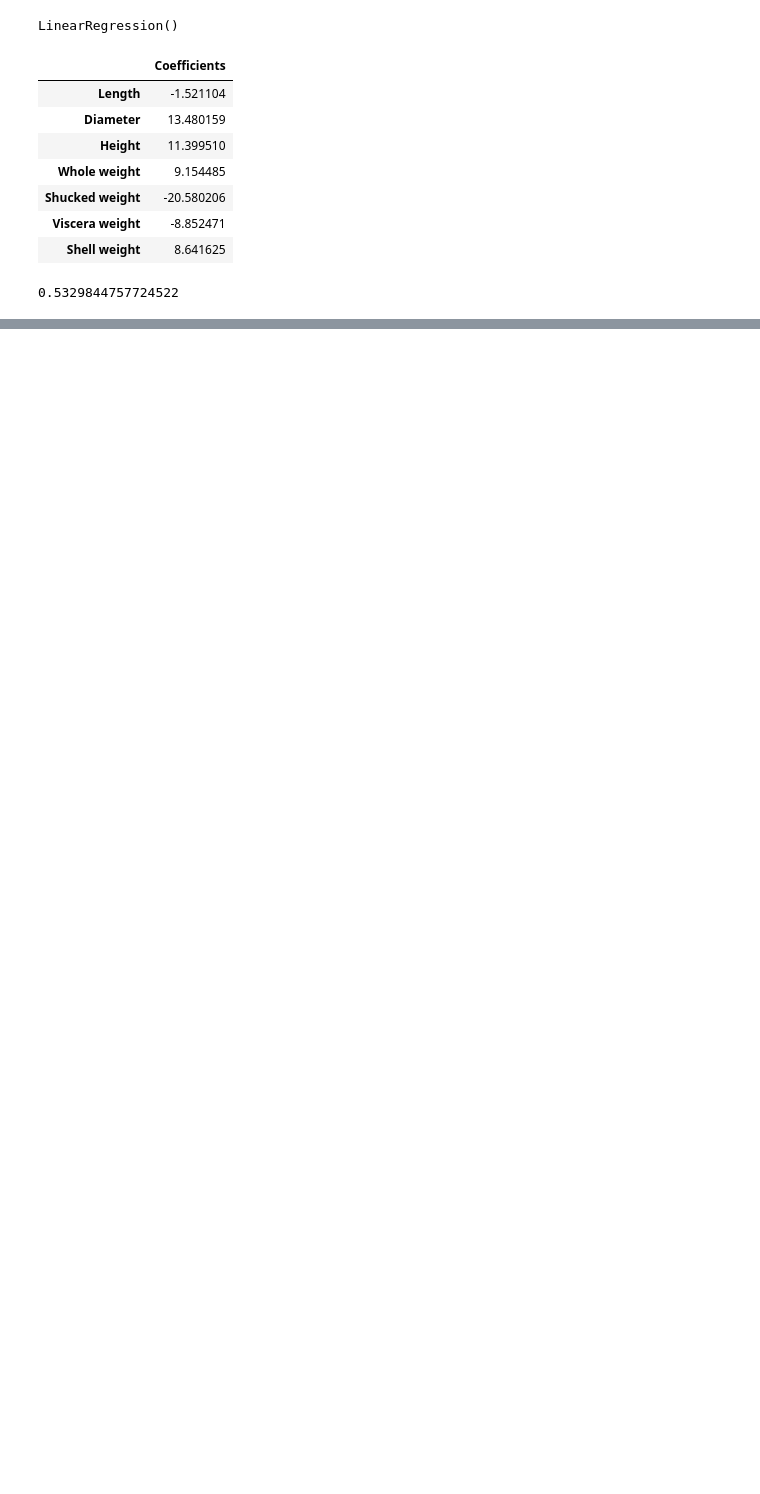
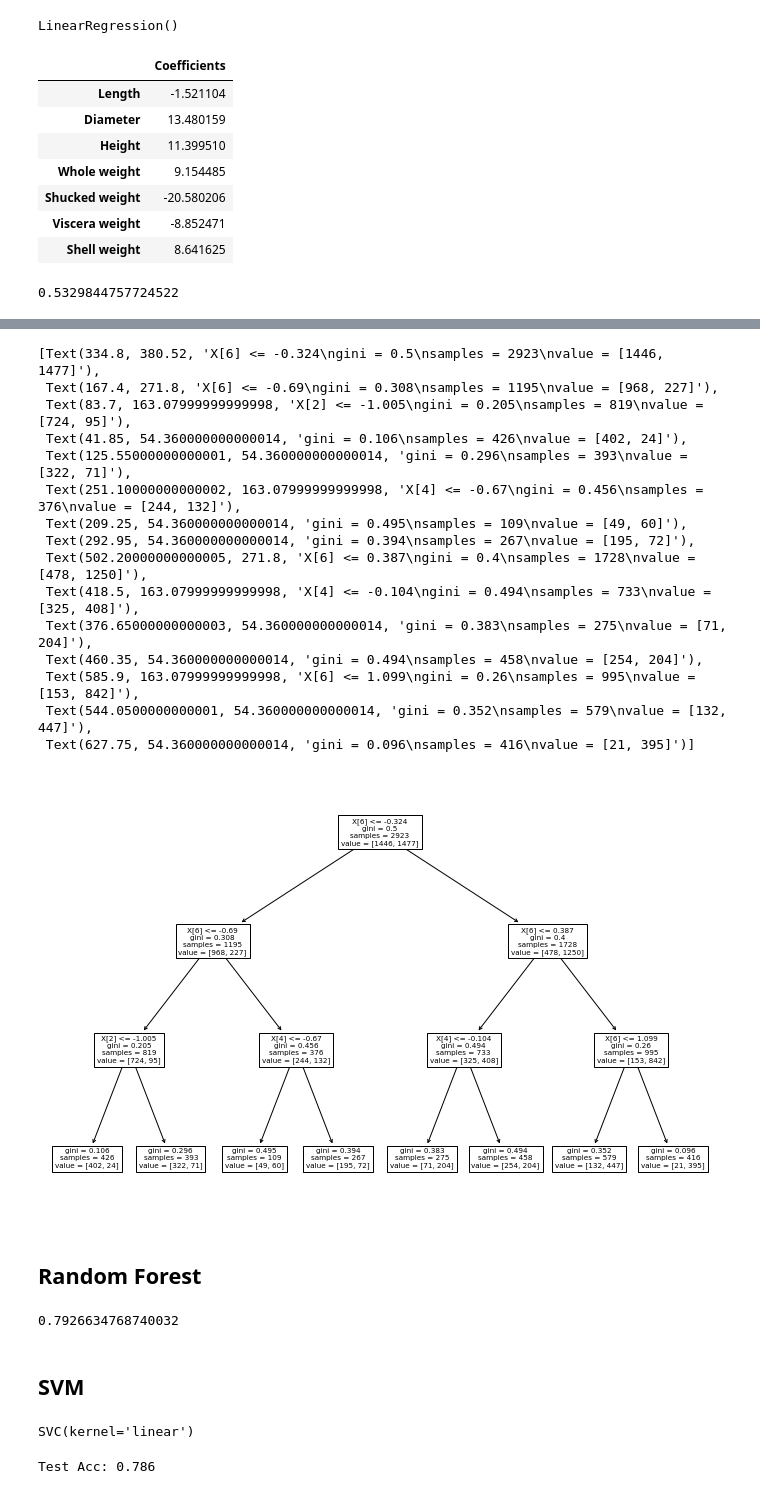
Before and after one commit to drainganggtb/FinalProject, a Jupyter notebook: Abalone_ML.ipynb, the cells around one changed output, grey strips where cells are left out. Saved outputs shown, nothing was run; the diff lists cells and outputs as text; code cells hidden in the pictures; blank space fills up the shorter version.

```diff
--- a/Abalone_ML.ipynb
+++ b/Abalone_ML.ipynb
@@ -186,0 +342,45 @@ print(R)
+# %%
+# Plot Decission tree
+
+plt.figure(figsize=(12,8))
+tree.plot_tree(clf_gini.fit(X_train,y_train))
+# %% [output]
+[Text(334.8, 380.52, 'X[6] <= -0.324\ngini = 0.5\nsamples = 2923\nvalue = [1446, 1477]'),
+ Text(167.4, 271.8, 'X[6] <= -0.69\ngini = 0.308\nsamples = 1195\nvalue = [968, 227]'),
+ Text(83.7, 163.07999999999998, 'X[2] <= -1.005\ngini = 0.205\nsamples = 819\nvalue = [724, 95]'),
+ Text(41.85, 54.360000000000014, 'gini = 0.106\nsamples = 426\nvalue = [402, 24]'),
+ Text(125.55000000000001, 54.360000000000014, 'gini = 0.296\nsamples = 393\nvalue = [322, 71]'),
+ Text(251.10000000000002, 163.07999999999998, 'X[4] <= -0.67\ngini = 0.456\nsamples = 376\nvalue = [244, 132]'),
+ Text(209.25, 54.360000000000014, 'gini = 0.495\nsamples = 109\nvalue = [49, 60]'),
+ Text(292.95, 54.360000000000014, 'gini = 0.394\nsamples = 267\nvalue = [195, 72]'),
+ Text(502.20000000000005, 271.8, 'X[6] <= 0.387\ngini = 0.4\nsamples = 1728\nvalue = [478, 1250]'),
+ Text(418.5, 163.07999999999998, 'X[4] <= -0.104\ngini = 0.494\nsamples = 733\nvalue = [325, 408]'),
+ Text(376.65000000000003, 54.360000000000014, 'gini = 0.383\nsamples = 275\nvalue = [71, 204]'),
+ Text(460.35, 54.360000000000014, 'gini = 0.494\nsamples = 458\nvalue = [254, 204]'),
+ Text(585.9, 163.07999999999998, 'X[6] <= 1.099\ngini = 0.26\nsamples = 995\nvalue = [153, 842]'),
+ Text(544.0500000000001, 54.360000000000014, 'gini = 0.352\nsamples = 579\nvalue = [132, 447]'),
+ Text(627.75, 54.360000000000014, 'gini = 0.096\nsamples = 416\nvalue = [21, 395]')]
+[figure, added]
+# %% [markdown]
+## Random Forest
+# %%
+from sklearn.ensemble import RandomForestClassifier
+rf = RandomForestClassifier(n_estimators=200)
+rf = rf.fit(X_train, y_train)
+rf.score(X_test, y_test)
+# %% [output]
+0.7926634768740032
+# %% [markdown]
+## SVM
+# %%
+# Support vector machine linear classifier
+from sklearn.svm import SVC
+model = SVC(kernel='linear')
+model.fit(X_train, y_train)
+# %% [output]
+SVC(kernel='linear')
+# %%
+# Model Accuracy
+print('Test Acc: %.3f' % model.score(X_test, y_test))
+# %% [output]
+Test Acc: 0.786
```
Also changed, not shown: parts of 26 cells of this notebook.
